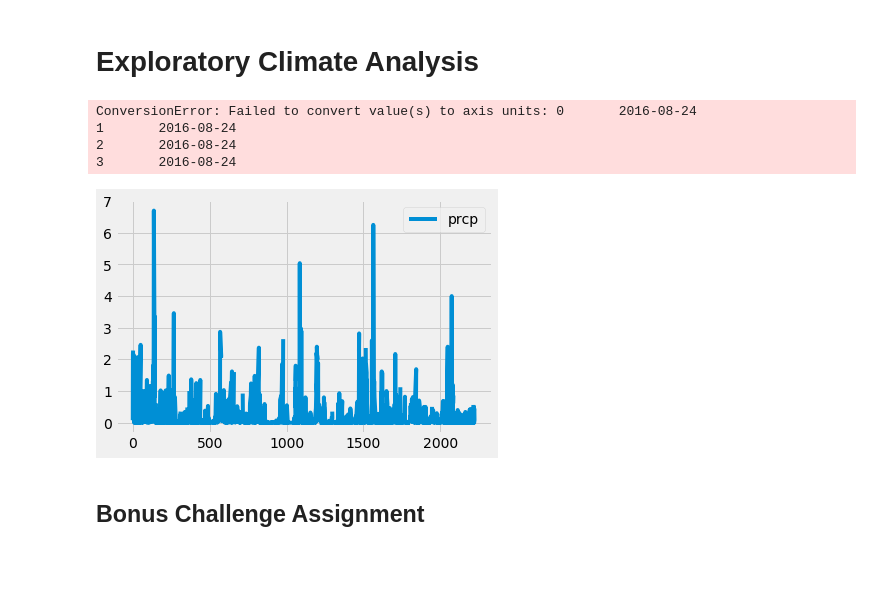
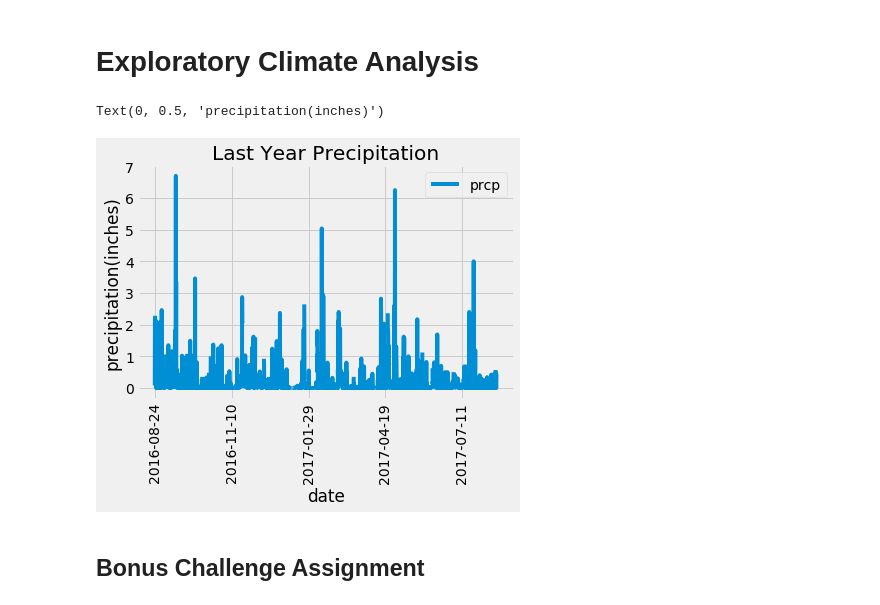
Before and after one commit to svredenburg98/sqlalchemy-challenge, a Jupyter notebook: climate_starter.ipynb, the cells around one changed output. Drawn from its saved outputs; the diff is of its cells as text; code cells hidden in the pictures; blank space fills up the shorter version.

Commit message:
finished prcp plot

```diff
--- a/climate_starter.ipynb
+++ b/climate_starter.ipynb
@@ -47,27 +47,26 @@ Measurement.__table__.columns.values()
 # %%
 # Design a query to retrieve the last 12 months of precipitation data and plot the results
 Measurement.__table__.columns.values()
 
 # Calculate the date 1 year ago from the last data point in the database
 session.query(Measurement.date).order_by(Measurement.date.desc()).first()
 
 # Perform a query to retrieve the data and precipitation scores
 prcp_session = session.query(Measurement.date, Measurement.prcp).filter(Measurement.date > '2016-08-23').order_by(Measurement.date).all()
 # Save the query results as a Pandas DataFrame and set the index to the date column
 prcp_df = pd.DataFrame(prcp_session)
-prcp_df.set_index('date')
+prcp_df = prcp_df.set_index('date')
 prcp_df
 # Sort the dataframe by date
 prcp_sorted = prcp_df.sort_values('date')
 prcp_sorted
 # Use Pandas Plotting with Matplotlib to plot the data
-prcp_sorted.plot(xticks = prcp_sorted["date"])
+ax = prcp_sorted.plot(title='Last Year Precipitation', rot=90)
+ax.set_xlabel("date")
+ax.set_ylabel("precipitation(inches)")
 # %% [output]
-ConversionError: Failed to convert value(s) to axis units: 0       2016-08-24
-1       2016-08-24
-2       2016-08-24
-3       2016-08-24
+Text(0, 0.5, 'precipitation(inches)')
-[figure, old version]
+[figure, new version]
 # %%
 # Use Pandas to calcualte the summary statistics for the precipitation data
 # %%
```
